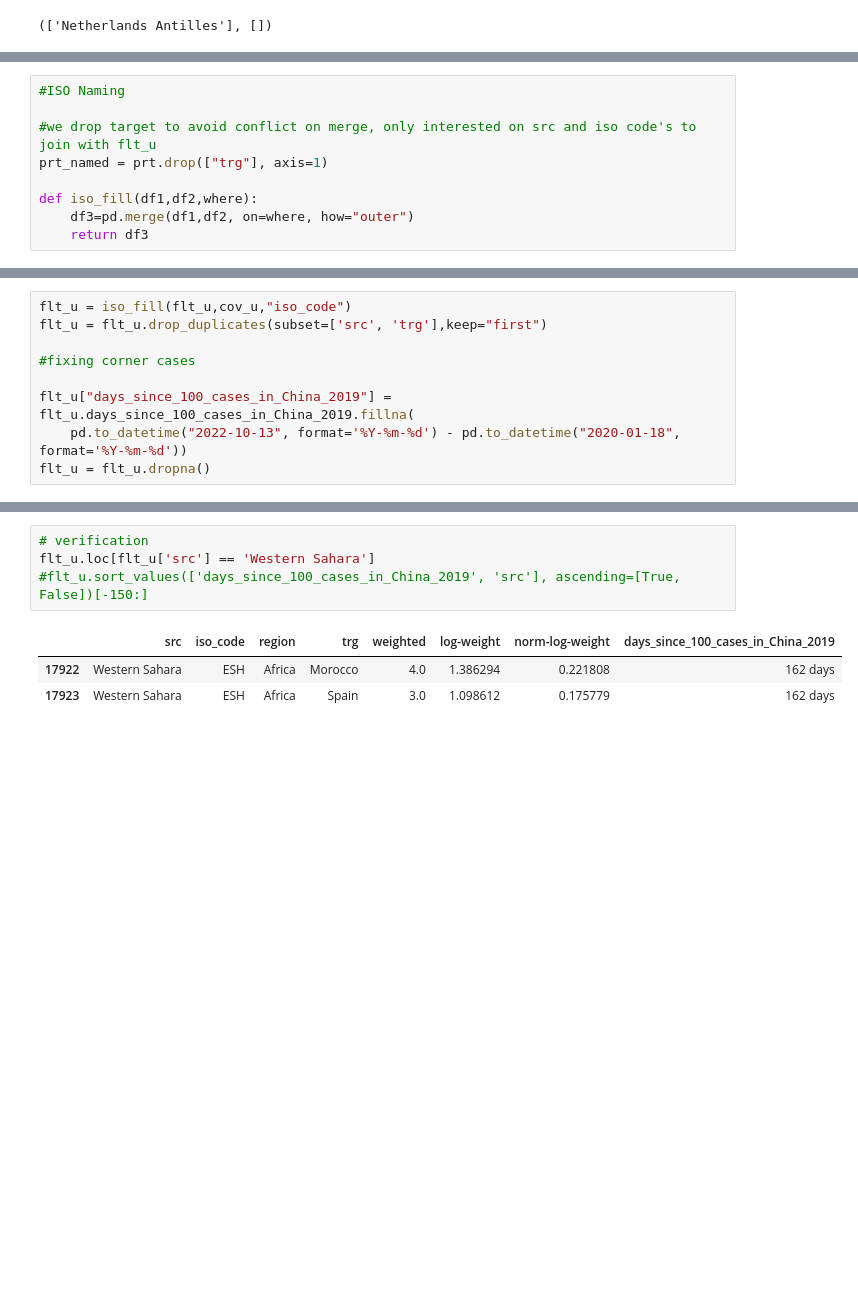
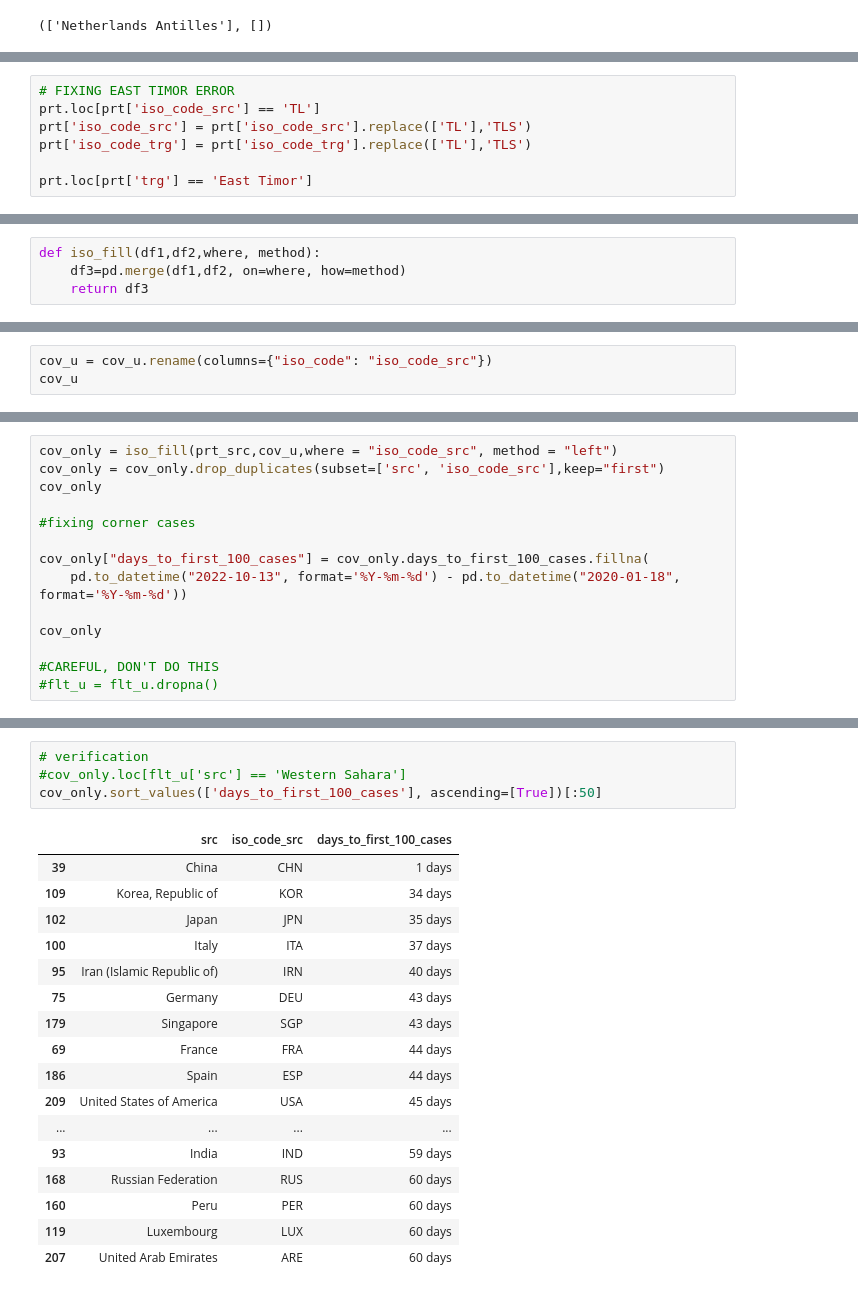
Before and after one commit to jcllobet/MasterThesis, a Jupyter notebook: Unify_Country_ISOs.ipynb, the cells around one changed output, grey strips where cells are left out. Drawn from its saved outputs; the diff is of its cells as text; blank space fills up the shorter version.

```diff
--- a/Unify_Country_ISOs.ipynb
+++ b/Unify_Country_ISOs.ipynb
@@ -361,0 +436,7 @@ prt
+# %%
+# FIXING EAST TIMOR ERROR
+prt.loc[prt['iso_code_src'] == 'TL']
+prt['iso_code_src'] = prt['iso_code_src'].replace(['TL'],'TLS')
+prt['iso_code_trg'] = prt['iso_code_trg'].replace(['TL'],'TLS')
+
+prt.loc[prt['trg'] == 'East Timor']
@@ -362,9 +529,4 @@ prt
 # %%
-#ISO Naming
-
-#we drop target to avoid conflict on merge, only interested on src and iso code's to join with flt_u
-prt_named = prt.drop(["trg"], axis=1)
-
-def iso_fill(df1,df2,where):
-    df3=pd.merge(df1,df2, on=where, how="outer")
+def iso_fill(df1,df2,where, method):
+    df3=pd.merge(df1,df2, on=where, how=method)
     return df3
@@ -388,0 +599,3 @@ flt_u
+# %%
+cov_u = cov_u.rename(columns={"iso_code": "iso_code_src"})
+cov_u
@@ -389,9 +635,14 @@ flt_u
 # %%
-flt_u = iso_fill(flt_u,cov_u,"iso_code")
-flt_u = flt_u.drop_duplicates(subset=['src', 'trg'],keep="first")
+cov_only = iso_fill(prt_src,cov_u,where = "iso_code_src", method = "left")
+cov_only = cov_only.drop_duplicates(subset=['src', 'iso_code_src'],keep="first")
+cov_only
 
 #fixing corner cases
 
-flt_u["days_since_100_cases_in_China_2019"] = flt_u.days_since_100_cases_in_China_2019.fillna(
+cov_only["days_to_first_100_cases"] = cov_only.days_to_first_100_cases.fillna(
     pd.to_datetime("2022-10-13", format='%Y-%m-%d') - pd.to_datetime("2020-01-18", format='%Y-%m-%d'))
-flt_u = flt_u.dropna()
+
+cov_only
+
+#CAREFUL, DON'T DO THIS
+#flt_u = flt_u.dropna()
@@ -402,11 +667,25 @@ flt_u.isna().values.any()
 False
 # %%
 # verification
-flt_u.loc[flt_u['src'] == 'Western Sahara']
-#flt_u.sort_values(['days_since_100_cases_in_China_2019', 'src'], ascending=[True, False])[-150:]
+#cov_only.loc[flt_u['src'] == 'Western Sahara']
+cov_only.sort_values(['days_to_first_100_cases'], ascending=[True])[:50]
 # %% [output]
-|  | src | iso_code | region | trg | weighted | log-weight | norm-log-weight | days_since_100_cases_in_China_2019 |
-| 17922 | Western Sahara | ESH | Africa | Morocco | 4.0 | 1.386294 | 0.221808 | 162 days |
-| 17923 | Western Sahara | ESH | Africa | Spain | 3.0 | 1.098612 | 0.175779 | 162 days |
+|  | src | iso_code_src | days_to_first_100_cases |
+| 39 | China | CHN | 1 days |
+| 109 | Korea, Republic of | KOR | 34 days |
+| 102 | Japan | JPN | 35 days |
+| 100 | Italy | ITA | 37 days |
+| 95 | Iran (Islamic Republic of) | IRN | 40 days |
+| 75 | Germany | DEU | 43 days |
+| 179 | Singapore | SGP | 43 days |
+| 69 | France | FRA | 44 days |
+| 186 | Spain | ESP | 44 days |
+| 209 | United States of America | USA | 45 days |
+| ... | ... | ... | ... |
+| 93 | India | IND | 59 days |
+| 168 | Russian Federation | RUS | 60 days |
+| 160 | Peru | PER | 60 days |
+| 119 | Luxembourg | LUX | 60 days |
+| 207 | United Arab Emirates | ARE | 60 days |
 # %%
 # Do the same with countries_proximity
```
Also changed, not shown: parts of 41 cells of this notebook, 23 other files.
